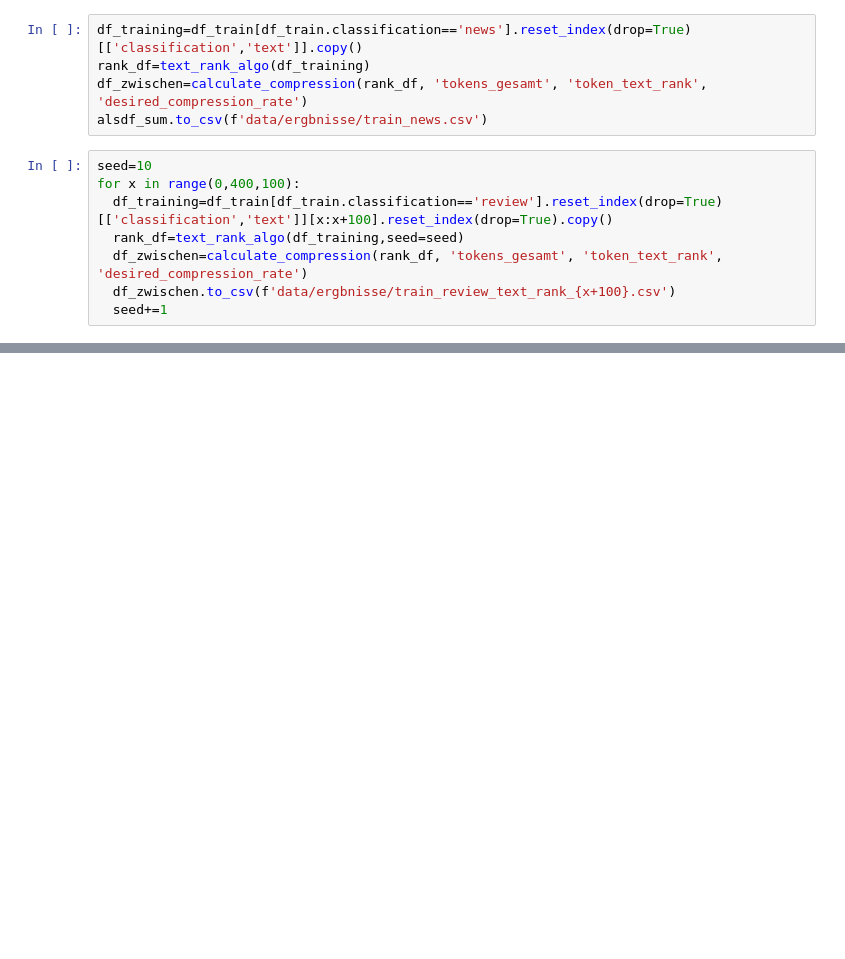
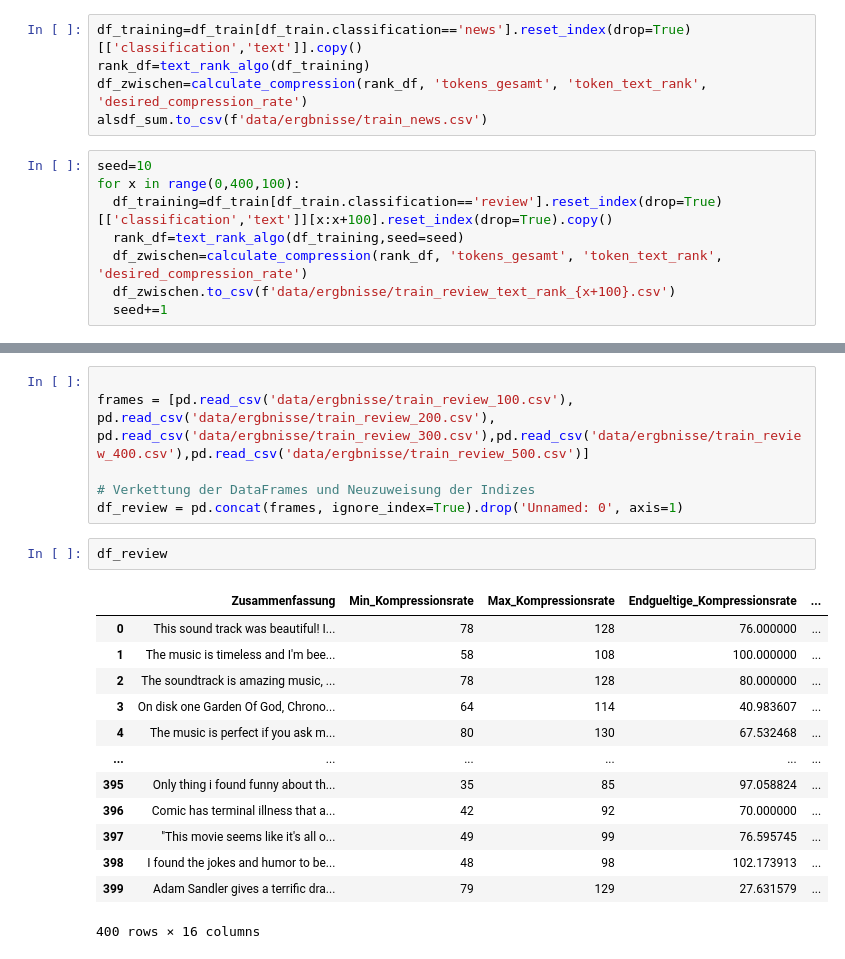
Before and after one commit to NICFRU/Projektrealisierung, a Jupyter notebook: colab.ipynb, the cells around one changed output, grey strips where cells are left out. Drawn from its saved outputs; the diff is of its cells as text; blank space fills up the shorter version.

```diff
--- a/colab.ipynb
+++ b/colab.ipynb
@@ -418,0 +535,22 @@ df_sum[['Zusammenfassung', 'Min_Kompressionsrate', 'Max_Kompressionsrate',
+# %%
+
+frames = [pd.read_csv('data/ergbnisse/train_review_100.csv'), pd.read_csv('data/ergbnisse/train_review_200.csv'), pd.read_csv('data/ergbnisse/train_review_300.csv'),pd.read_csv('data/ergbnisse/train_review_400.csv'),pd.read_csv('data/ergbnisse/train_review_500.csv')]
+
+# Verkettung der DataFrames und Neuzuweisung der Indizes
+df_review = pd.concat(frames, ignore_index=True).drop('Unnamed: 0', axis=1)
+# %%
+df_review
+# %% [output]
+|  | Zusammenfassung | Min_Kompressionsrate | Max_Kompressionsrate | Endgueltige_Kompressionsrate | ... |
+| 0 | This sound track was beautiful! I... | 78 | 128 | 76.000000 | ... |
+| 1 | The music is timeless and I'm bee... | 58 | 108 | 100.000000 | ... |
+| 2 | The soundtrack is amazing music, ... | 78 | 128 | 80.000000 | ... |
+| 3 | On disk one Garden Of God, Chrono... | 64 | 114 | 40.983607 | ... |
+| 4 | The music is perfect if you ask m... | 80 | 130 | 67.532468 | ... |
+| ... | ... | ... | ... | ... | ... |
+| 395 | Only thing i found funny about th... | 35 | 85 | 97.058824 | ... |
+| 396 | Comic has terminal illness that a... | 42 | 92 | 70.000000 | ... |
+| 397 | "This movie seems like it's all o... | 49 | 99 | 76.595745 | ... |
+| 398 | I found the jokes and humor to be... | 48 | 98 | 102.173913 | ... |
+| 399 | Adam Sandler gives a terrific dra... | 79 | 129 | 27.631579 | ... |
+400 rows × 16 columns
```
Also changed, not shown: parts of 17 cells of this notebook.
